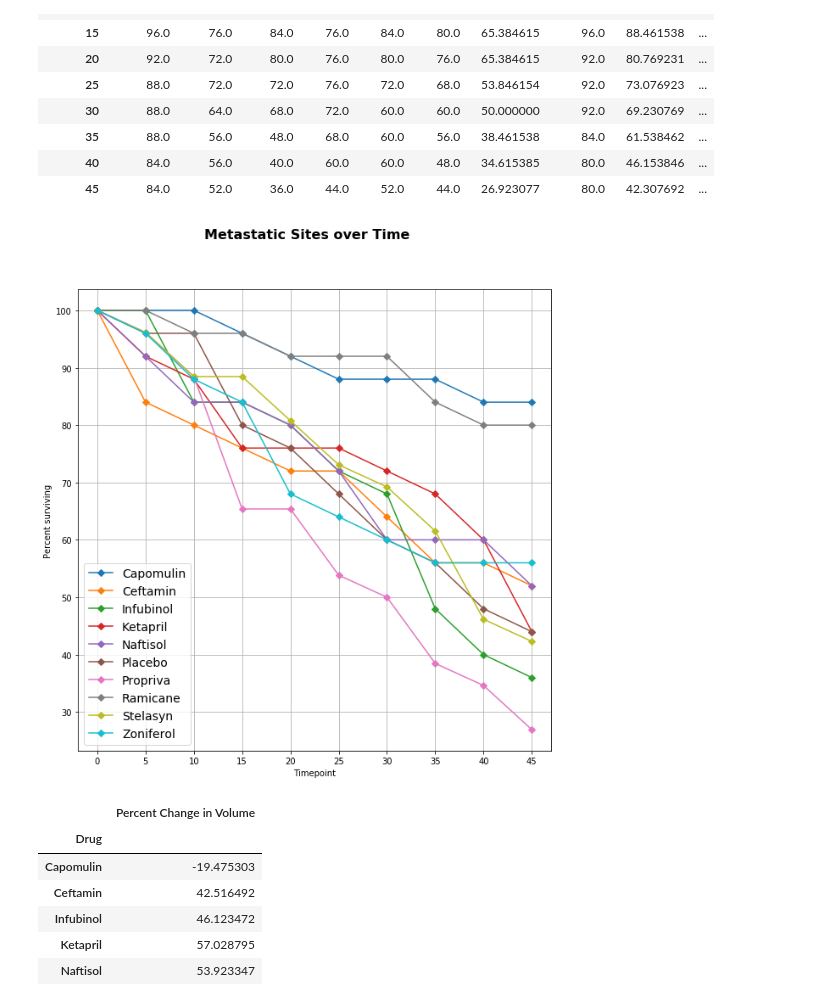
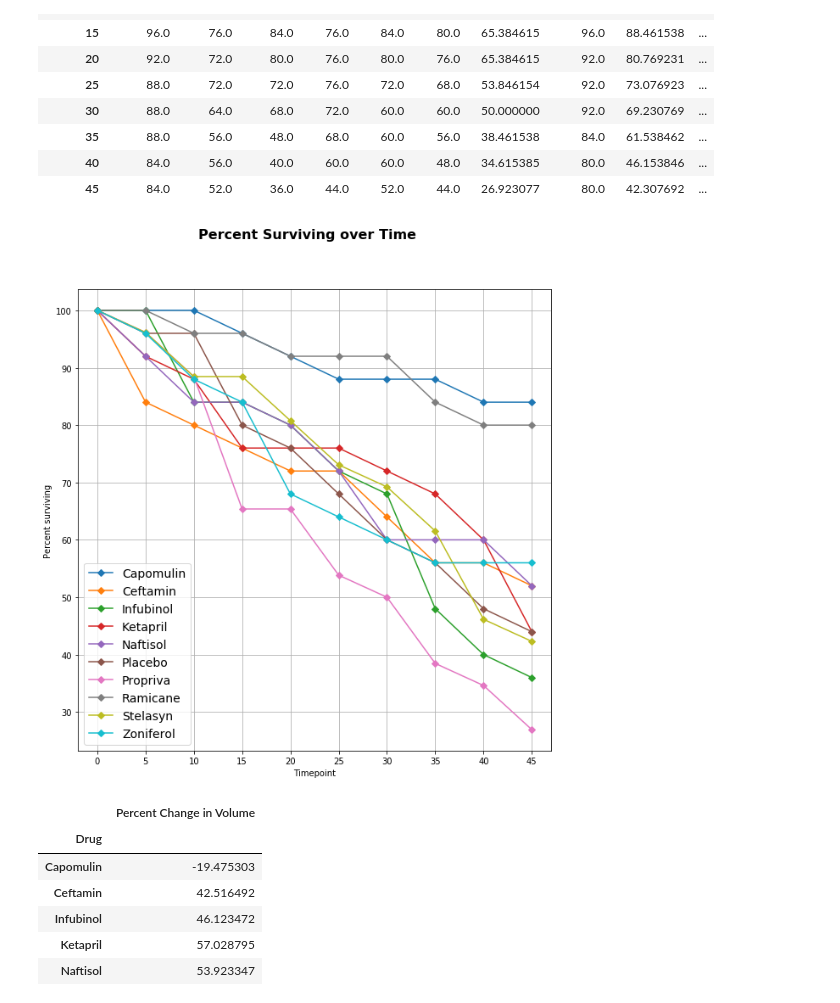
Before and after one commit to aha1994/Matplotlib-Analysis-of-tumor-treatment, a Jupyter notebook: Pymaceuticals/MatplotlibHWK-AHA.ipynb, the cells around one changed output. Saved outputs shown, nothing was run; the diff lists cells and outputs as text; code cells hidden in the pictures.

```diff
--- a/Pymaceuticals/MatplotlibHWKTesting.ipynb
+++ b/Pymaceuticals/MatplotlibHWK-AHA.ipynb
@@ -262,31 +248,31 @@ survival_percentDF
 # %%
 # % Survivng over Time with Errorbars
 
 x_axis = mouse_count_reformatDF.index
 handles = mouse_count_reformatDF.columns
 
 fig3, ax3 = plt.subplots()
-fig3.suptitle("Metastatic Sites over Time", fontsize=16, fontweight="bold")
+fig3.suptitle("Percent Surviving over Time", fontsize=16, fontweight="bold")
 fig3.set_figwidth(10)
 fig3.set_figheight(10)
 
 for x in handles:
     ax3.plot(x_axis, survival_percentDF[x], marker='D')
 
 
 ax3.set_xlim(-2, 47)
 ax3.set_xlabel('Timepoint')
 ax3.set_ylabel('Percent surviving')
 ax3.legend(handles, loc=3, prop={'size': 14})
 ax3.set_xticks(np.arange(0,50,5))
 
 
 
 plt.savefig('Percent Surviving over time.png')
 ax3.grid()
 plt.show()
 # %% [output]
-[figure, old version]
+[figure, new version]
 # %%
 # Change in tumor volume at the end of treatment
 
```
Also changed, not shown: parts of 3 cells of this notebook, 2 other files.
